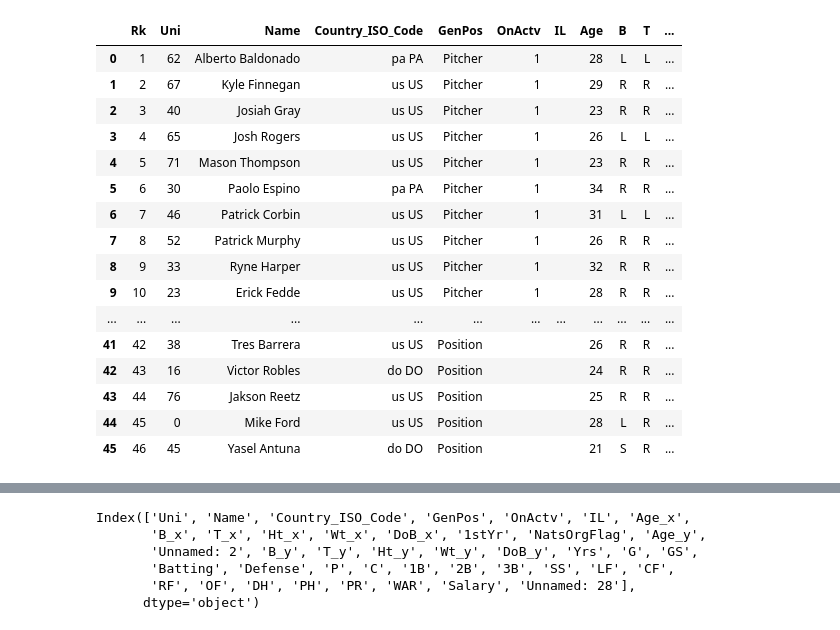
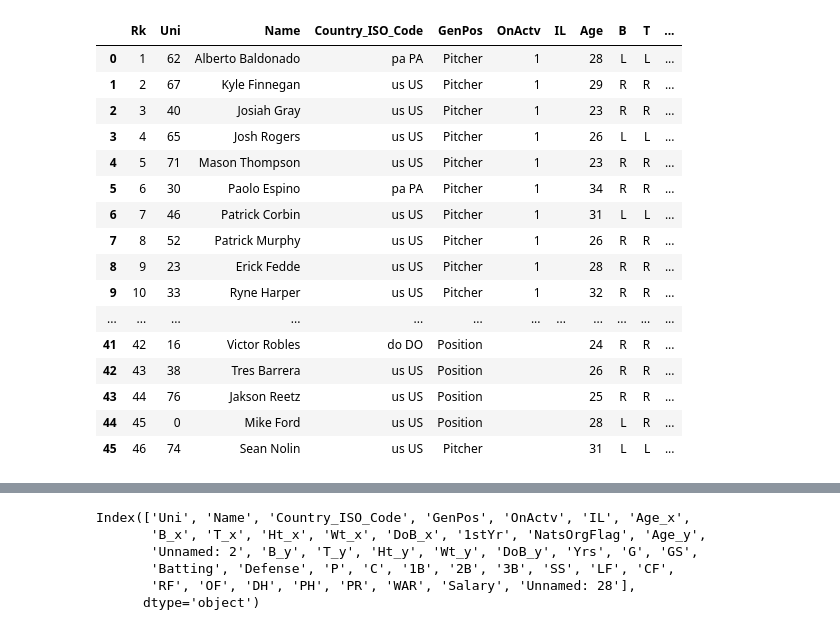
Before and after one commit to tah96/washington-nationals, a Jupyter notebook: ROSTER.ipynb, the cells around one changed output, grey strips where cells are left out. Saved outputs shown, nothing was run; the diff lists cells and outputs as text; code cells hidden in the pictures.

```diff
--- a/ROSTER.ipynb
+++ b/ROSTER.ipynb
@@ -146,21 +93,21 @@ active_40_man_df = active_40_man_df.rename(columns={"Unnamed: 3": "Country_ISO_C
-# %%
-active_40_man_df
-# %% [output]
-|  | Rk | Uni | Name | Country_ISO_Code | GenPos | OnActv | IL | Age | B | T | ... |
-| 0 | 1 | 62 | Alberto Baldonado | pa PA | Pitcher | 1 |  | 28 | L | L | ... |
-| 1 | 2 | 67 | Kyle Finnegan | us US | Pitcher | 1 |  | 29 | R | R | ... |
-| 2 | 3 | 40 | Josiah Gray | us US | Pitcher | 1 |  | 23 | R | R | ... |
-| 3 | 4 | 65 | Josh Rogers | us US | Pitcher | 1 |  | 26 | L | L | ... |
-| 4 | 5 | 71 | Mason Thompson | us US | Pitcher | 1 |  | 23 | R | R | ... |
-| 5 | 6 | 30 | Paolo Espino | pa PA | Pitcher | 1 |  | 34 | R | R | ... |
-| 6 | 7 | 46 | Patrick Corbin | us US | Pitcher | 1 |  | 31 | L | L | ... |
-| 7 | 8 | 52 | Patrick Murphy | us US | Pitcher | 1 |  | 26 | R | R | ... |
-| 8 | 9 | 33 | Ryne Harper | us US | Pitcher | 1 |  | 32 | R | R | ... |
-| 9 | 10 | 23 | Erick Fedde | us US | Pitcher | 1 |  | 28 | R | R | ... |
-| ... | ... | ... | ... | ... | ... | ... | ... | ... | ... | ... | ... |
-| 41 | 42 | 38 | Tres Barrera | us US | Position |  |  | 26 | R | R | ... |
-| 42 | 43 | 16 | Victor Robles | do DO | Position |  |  | 24 | R | R | ... |
-| 43 | 44 | 76 | Jakson Reetz | us US | Position |  |  | 25 | R | R | ... |
-| 44 | 45 | 0 | Mike Ford | us US | Position |  |  | 28 | L | R | ... |
-| 45 | 46 | 45 | Yasel Antuna | do DO | Position |  |  | 21 | S | R | ... |
+# %%
+active_40_man_col_rename
+# %% [output]
+|  | Rk | Uni | Name | Country_ISO_Code | GenPos | OnActv | IL | Age | B | T | ... |
+| 0 | 1 | 62 | Alberto Baldonado | pa PA | Pitcher | 1 |  | 28 | L | L | ... |
+| 1 | 2 | 67 | Kyle Finnegan | us US | Pitcher | 1 |  | 29 | R | R | ... |
+| 2 | 3 | 40 | Josiah Gray | us US | Pitcher | 1 |  | 23 | R | R | ... |
+| 3 | 4 | 65 | Josh Rogers | us US | Pitcher | 1 |  | 26 | L | L | ... |
+| 4 | 5 | 71 | Mason Thompson | us US | Pitcher | 1 |  | 23 | R | R | ... |
+| 5 | 6 | 30 | Paolo Espino | pa PA | Pitcher | 1 |  | 34 | R | R | ... |
+| 6 | 7 | 46 | Patrick Corbin | us US | Pitcher | 1 |  | 31 | L | L | ... |
+| 7 | 8 | 52 | Patrick Murphy | us US | Pitcher | 1 |  | 26 | R | R | ... |
+| 8 | 9 | 23 | Erick Fedde | us US | Pitcher | 1 |  | 28 | R | R | ... |
+| 9 | 10 | 33 | Ryne Harper | us US | Pitcher | 1 |  | 32 | R | R | ... |
+| ... | ... | ... | ... | ... | ... | ... | ... | ... | ... | ... | ... |
+| 41 | 42 | 16 | Victor Robles | do DO | Position |  |  | 24 | R | R | ... |
+| 42 | 43 | 38 | Tres Barrera | us US | Position |  |  | 26 | R | R | ... |
+| 43 | 44 | 76 | Jakson Reetz | us US | Position |  |  | 25 | R | R | ... |
+| 44 | 45 | 0 | Mike Ford | us US | Position |  |  | 28 | L | R | ... |
+| 45 | 46 | 74 | Sean Nolin | us US | Pitcher |  |  | 31 | L | L | ... |
 # %%
```
Also changed, not shown: parts of 45 cells of this notebook, 1 other file.
